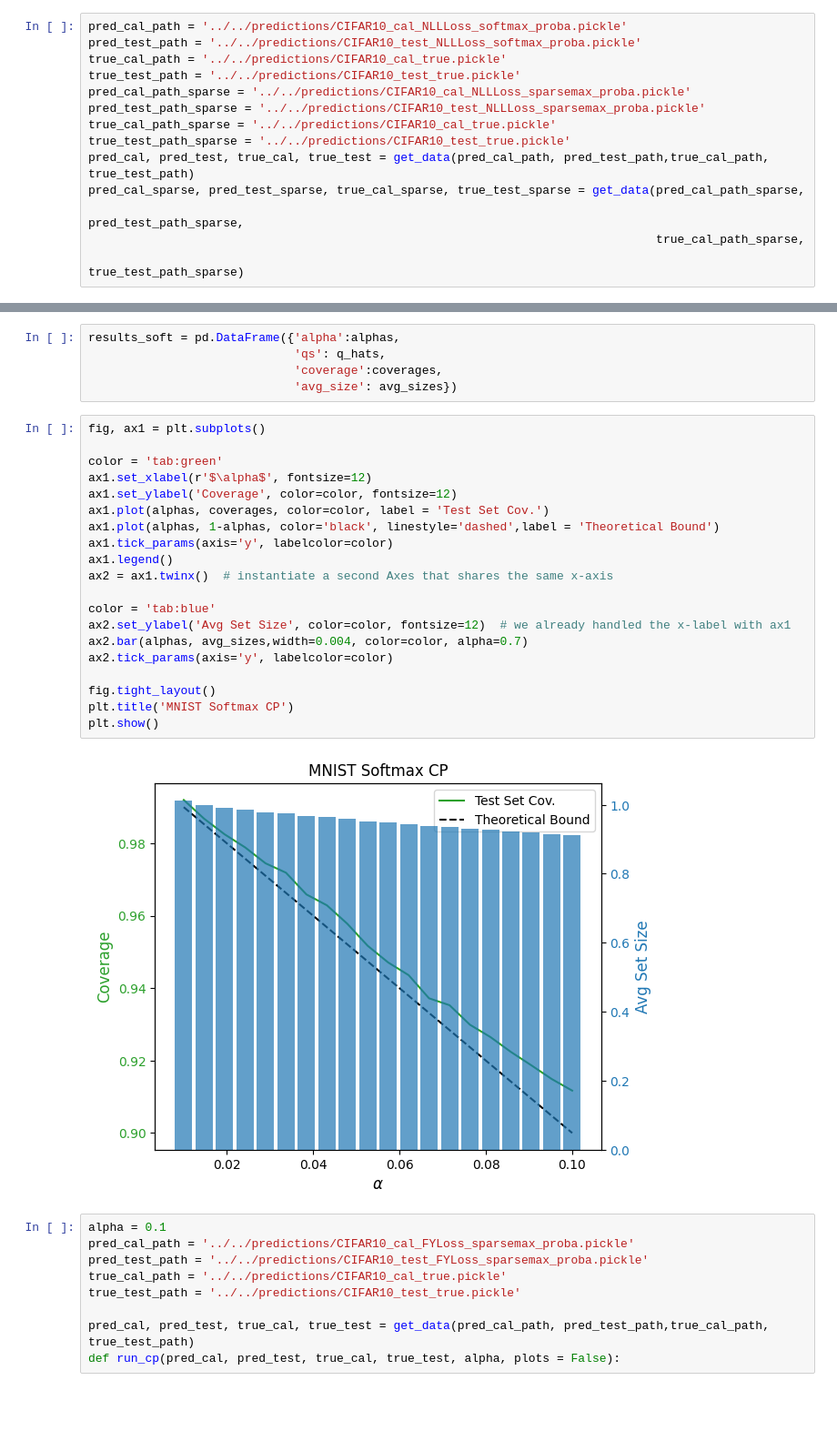
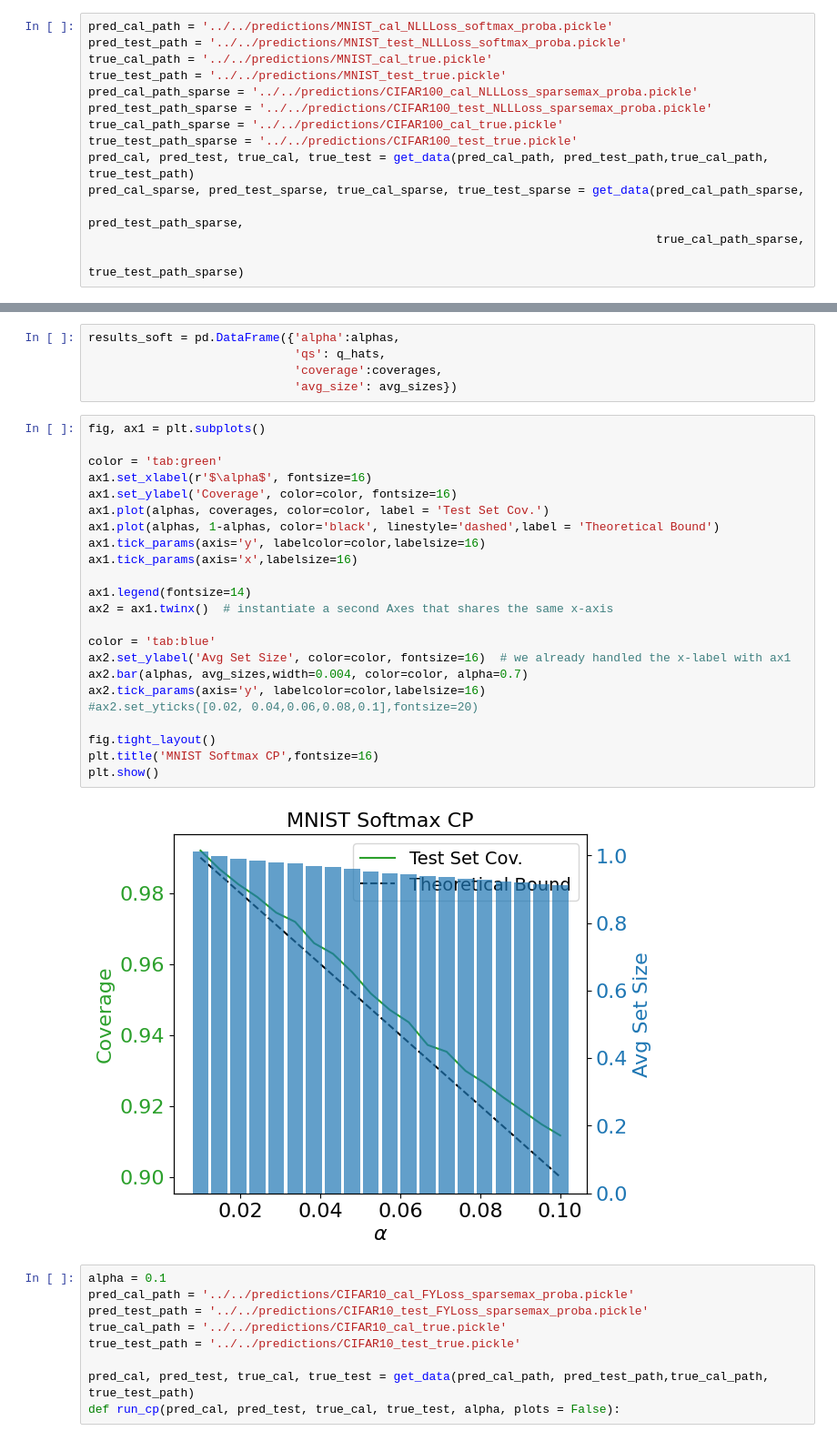
Before and after one commit to JoaoCalem/Conformal-Sparsemax, a Jupyter notebook: conformal_sparsemax/conformal_predictors/conformal_predictors.ipynb, the cells around one changed output, grey strips where cells are left out. Shown: that part at 91% size. Drawn from its saved outputs; the diff is of its cells as text; blank space fills up the shorter version.

```diff
--- a/conformal_sparsemax/conformal_predictors/conformal_predictors.ipynb
+++ b/conformal_sparsemax/conformal_predictors/conformal_predictors.ipynb
@@ -263,14 +263,14 @@ plt.show()
 # %% [output]
 [figure]
 # %%
-pred_cal_path = '../../predictions/CIFAR10_cal_NLLLoss_softmax_proba.pickle'
-pred_test_path = '../../predictions/CIFAR10_test_NLLLoss_softmax_proba.pickle'
-true_cal_path = '../../predictions/CIFAR10_cal_true.pickle'
-true_test_path = '../../predictions/CIFAR10_test_true.pickle'
-pred_cal_path_sparse = '../../predictions/CIFAR10_cal_NLLLoss_sparsemax_proba.pickle'
-pred_test_path_sparse = '../../predictions/CIFAR10_test_NLLLoss_sparsemax_proba.pickle'
-true_cal_path_sparse = '../../predictions/CIFAR10_cal_true.pickle'
-true_test_path_sparse = '../../predictions/CIFAR10_test_true.pickle'
+pred_cal_path = '../../predictions/MNIST_cal_NLLLoss_softmax_proba.pickle'
+pred_test_path = '../../predictions/MNIST_test_NLLLoss_softmax_proba.pickle'
+true_cal_path = '../../predictions/MNIST_cal_true.pickle'
+true_test_path = '../../predictions/MNIST_test_true.pickle'
+pred_cal_path_sparse = '../../predictions/CIFAR100_cal_NLLLoss_sparsemax_proba.pickle'
+pred_test_path_sparse = '../../predictions/CIFAR100_test_NLLLoss_sparsemax_proba.pickle'
+true_cal_path_sparse = '../../predictions/CIFAR100_cal_true.pickle'
+true_test_path_sparse = '../../predictions/CIFAR100_test_true.pickle'
 pred_cal, pred_test, true_cal, true_test = get_data(pred_cal_path, pred_test_path,true_cal_path, true_test_path)
 pred_cal_sparse, pred_test_sparse, true_cal_sparse, true_test_sparse = get_data(pred_cal_path_sparse,
                                                                                 pred_test_path_sparse,
@@ -340,25 +342,28 @@ results_soft = pd.DataFrame({'alpha':alphas,
 # %%
 fig, ax1 = plt.subplots()
 
 color = 'tab:green'
-ax1.set_xlabel(r'$\alpha$', fontsize=12)
-ax1.set_ylabel('Coverage', color=color, fontsize=12)
+ax1.set_xlabel(r'$\alpha$', fontsize=16)
+ax1.set_ylabel('Coverage', color=color, fontsize=16)
 ax1.plot(alphas, coverages, color=color, label = 'Test Set Cov.')
 ax1.plot(alphas, 1-alphas, color='black', linestyle='dashed',label = 'Theoretical Bound')
-ax1.tick_params(axis='y', labelcolor=color)
-ax1.legend()
+ax1.tick_params(axis='y', labelcolor=color,labelsize=16)
+ax1.tick_params(axis='x',labelsize=16)
+
+ax1.legend(fontsize=14)
 ax2 = ax1.twinx()  # instantiate a second Axes that shares the same x-axis
 
 color = 'tab:blue'
-ax2.set_ylabel('Avg Set Size', color=color, fontsize=12)  # we already handled the x-label with ax1
+ax2.set_ylabel('Avg Set Size', color=color, fontsize=16)  # we already handled the x-label with ax1
 ax2.bar(alphas, avg_sizes,width=0.004, color=color, alpha=0.7)
-ax2.tick_params(axis='y', labelcolor=color)
+ax2.tick_params(axis='y', labelcolor=color,labelsize=16)
+#ax2.set_yticks([0.02, 0.04,0.06,0.08,0.1],fontsize=20)
 
 fig.tight_layout()
-plt.title('MNIST Softmax CP')
+plt.title('MNIST Softmax CP',fontsize=16)
 plt.show()
 # %% [output]
-[figure, old version]
+[figure, new version]
 # %%
 alpha = 0.1
 pred_cal_path = '../../predictions/CIFAR10_cal_FYLoss_sparsemax_proba.pickle'
```
Also changed, not shown: parts of 2 cells of this notebook, 1 other file.
